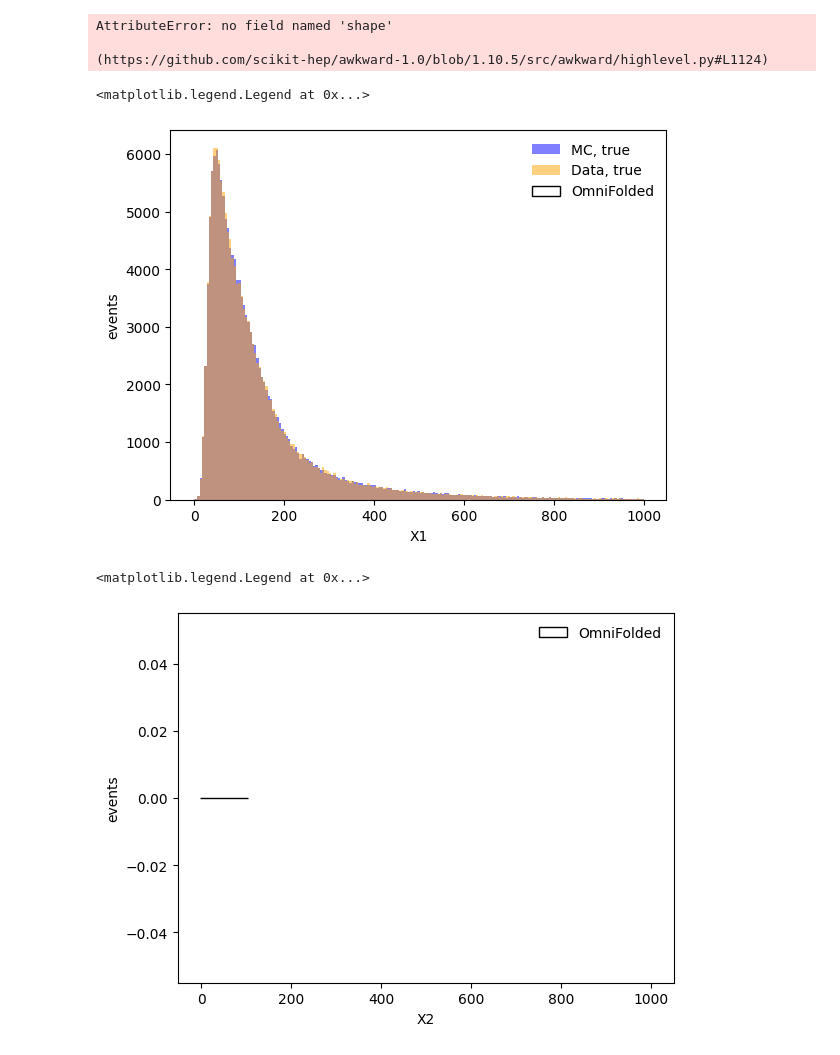
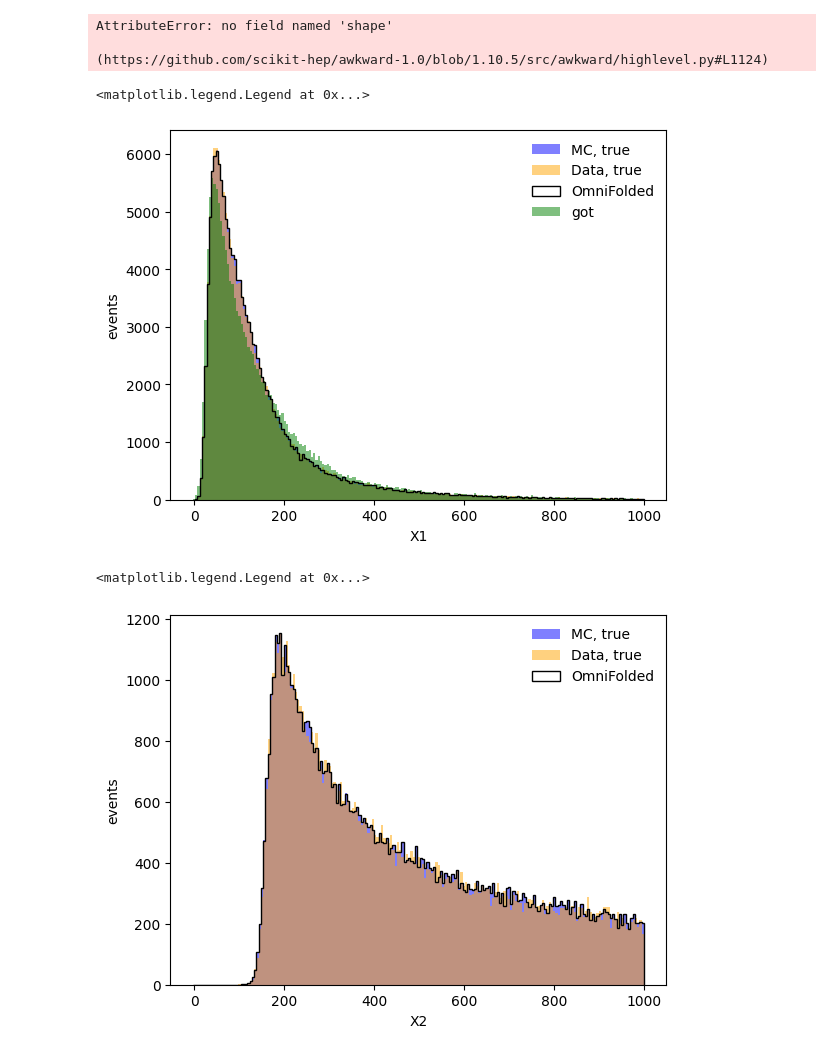
Before and after one commit to rappoccio/Omni2D, a Jupyter notebook: MC2Dup.ipynb, the cells around one changed output. Saved outputs shown, nothing was run; the diff lists cells and outputs as text; code cells hidden in the pictures.

```diff
--- a/MC2Dup.ipynb
+++ b/MC2Dup.ipynb
@@ -329,6 +356,6 @@ hidden_layer_3 = Dense(50, activation='relu')(hidden_layer_2)
 outputs = Dense(1, activation='sigmoid')(hidden_layer_3)
 model = Model(inputs=inputs, outputs=outputs)
 # %%
-myweights = of.omnifold(theta0,theta_unknown_S,20,model)
+myweights = of.omnifold(ak.to_numpy(theta0),ak.to_numpy(theta_unknown_S),20,model)
 # %% [output]
 theta0G (150396, 2), labels (150396,), labels unknown (150396,), theta 0(150396, 2, 2), theta unknown s(150396, 2)
@@ -371,13 +394,14 @@ AttributeError: no field named 'shape'
 # %%
 _,_,_=plt.hist(theta0_G[:,0],bins=np.linspace(-3,1000,200),color='blue',alpha=0.5,label="MC, true")
 _,_,_=plt.hist(theta_unknown_G[:,0],bins=np.linspace(-3,1000,200),color=['orange'],alpha=0.5,label="Data, true")
 _,_,_=plt.hist(theta0_G[:,0],bins=np.linspace(-3,1000,200),weights=myweights[-1, 0, :],color='black',histtype="step",label="OmniFolded")
+_,_,_=plt.hist(theta_unknown_S[:,0],bins=np.linspace(-3,1000,200),color=['green'],alpha=0.5,label="got")
 plt.xlabel("X1")
 plt.ylabel("events")
 plt.legend(frameon=False)
 # %% [output]
 <matplotlib.legend.Legend at 0x...>
-[figure, old version]
+[figure, new version]
 # %%
 _,_,_=plt.hist(theta0_G[:,1],bins=np.linspace(-3,1000,200),color=['blue'],alpha=0.5,label="MC, true")
 _,_,_=plt.hist(theta_unknown_G[:,1],bins=np.linspace(-3,1000,200),color=['orange'],alpha=0.5,label="Data, true")
@@ -387,7 +411,7 @@ plt.ylabel("events")
 plt.legend(frameon=False)
 # %% [output]
 <matplotlib.legend.Legend at 0x...>
-[figure, old version]
+[figure, new version]
 # %%
 # Draw the response matrix
 # plt.figure(1)
```
Also changed, not shown: parts of 6 cells of this notebook.
